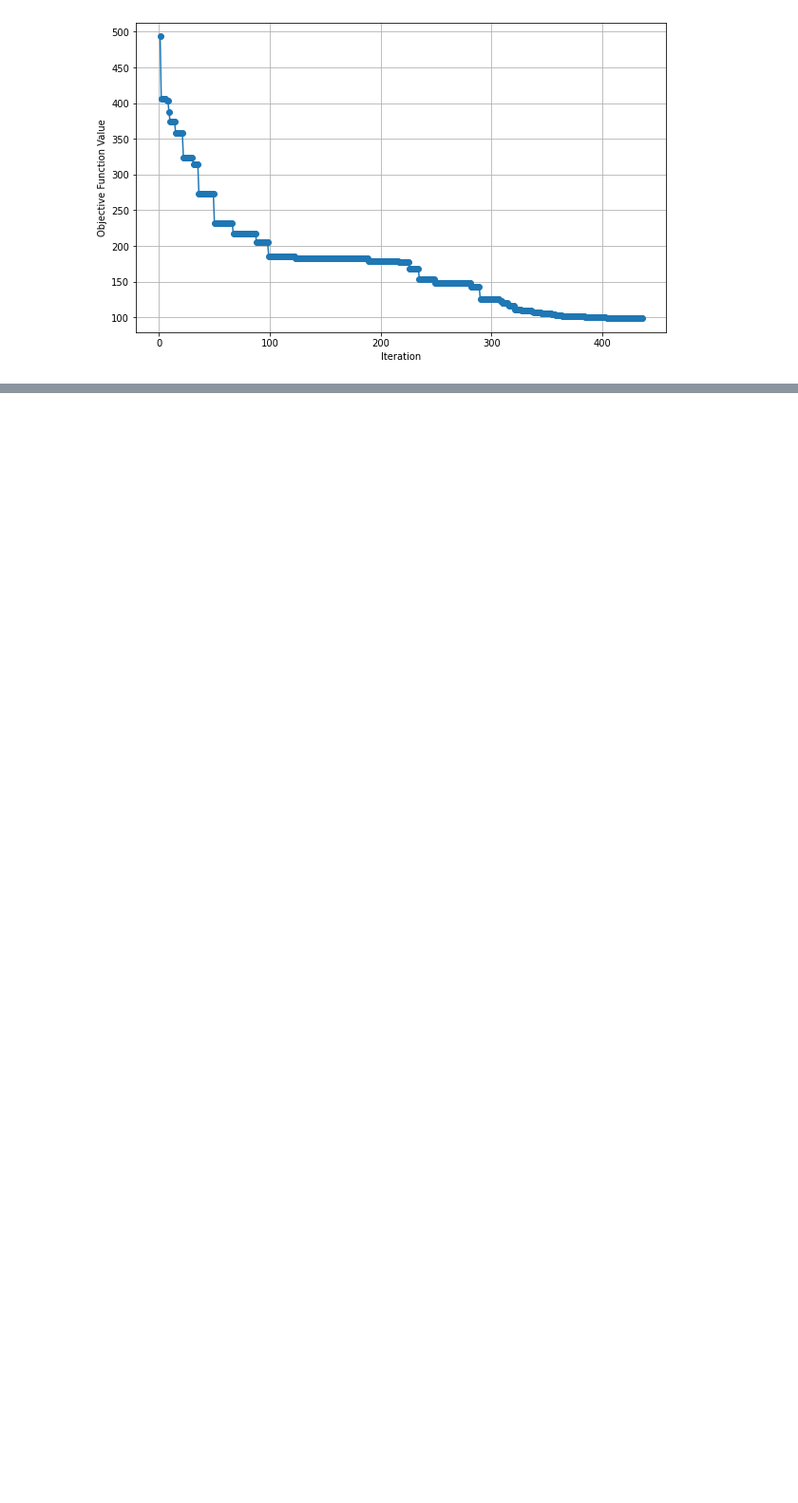
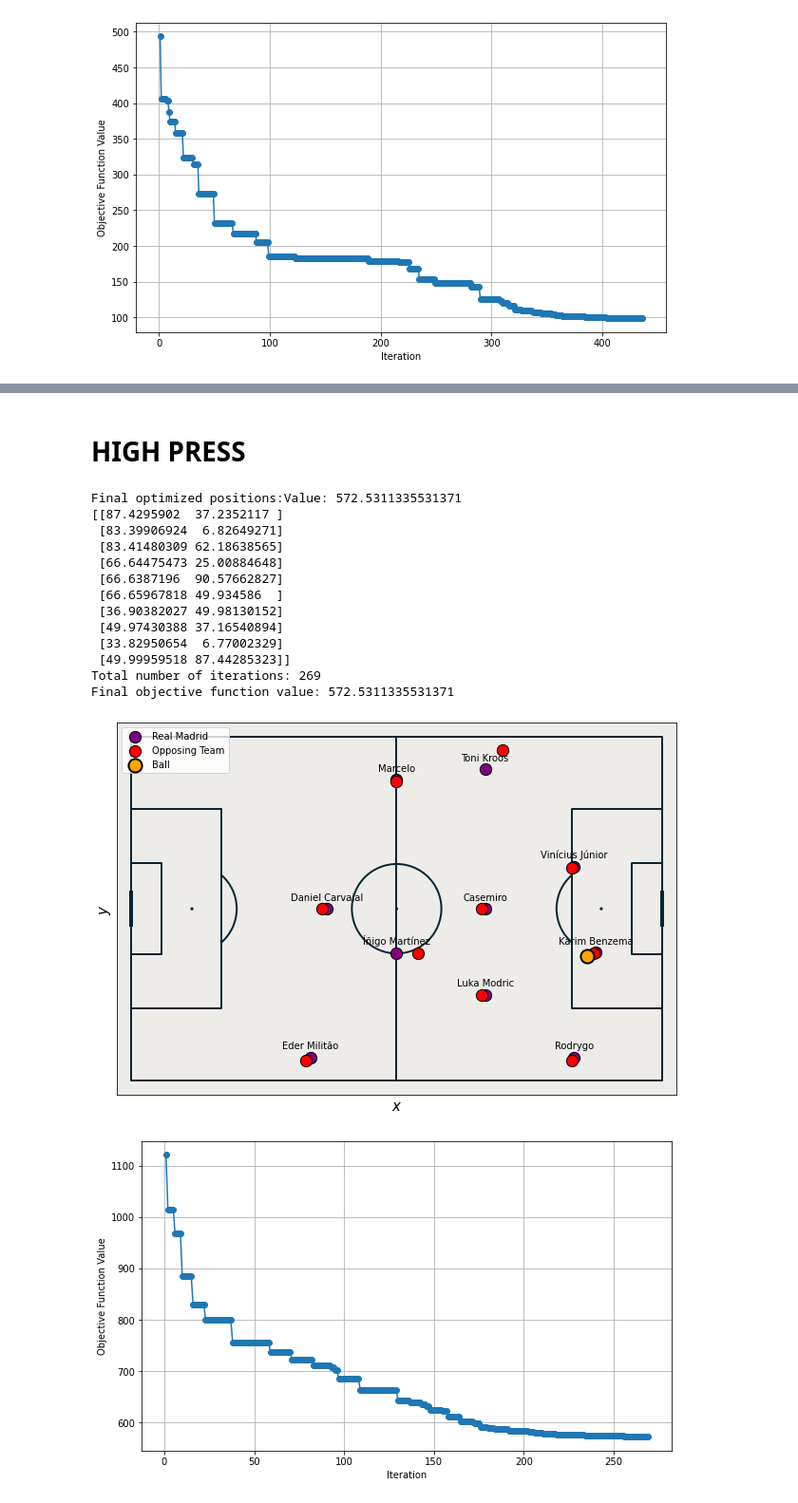
Before and after one commit to zainj04/AA222-Final-Project, a Jupyter notebook: Final Project Code.ipynb, the cells around one changed output, grey strips where cells are left out. Shown: that part at 95% size. Saved outputs shown, nothing was run; the diff lists cells and outputs as text; code cells hidden in the pictures; blank space fills up the shorter version.

```diff
--- a/Final Project Code.ipynb
+++ b/Final Project Code.ipynb
@@ -543,15 +733,17 @@ ax.scatter(ball_position_scaled[0], ball_position_scaled[1], color='orange', s=2
+# %% [markdown]
+# HIGH PRESS
 # %%
 # Define the opposing team positions
 opposing_positions = np.array([
-    [115, 60], [100, 40],  # Center-backs
-    [110, 75], [100, 20],  # Full-backs
-    [77, 45], [95, 60], [80, 65],  # Midfielders
-    [65, 77], [60, 20],  # Wingers
-    [55, 60]  # Striker
+    [100, 50], [105, 30],  # Center-backs
+    [100, 5], [85, 77],  # Full-backs
+    [80, 20], [80, 40], [65, 30],  # Midfielders
+    [60, 70], [40, 5],  # Wingers
+    [44, 40]  # Striker
 ])
 
 # Define the ball position
-ball_position = np.array([93, 73])
+ball_position = np.array([103, 29])
 
 iteration_count = 0
 objective_values = []
@@ -609,7 +801,7 @@ def objective(x, probability_matrix, opposing_positions, ball_position, Real_Mad
     # Apply ball attraction penalty (gravity effect)
     for i in range(n_players):
         distance_to_ball = np.linalg.norm(positions[i] - ball_position)
-        ball_attraction += 1 / (distance_to_ball + 1)  # +1 to avoid division by zero
+        ball_attraction += distance_to_ball**1.1  # +1 to avoid division by zero
 
     # Ensure unique guarding assignments using the Hungarian algorithm
     cost_matrix = np.zeros((n_players, len(opposing_positions)))
@@ -620,7 +812,7 @@ def objective(x, probability_matrix, opposing_positions, ball_position, Real_Mad
     assignment_penalty = cost_matrix[row_ind, col_ind].sum()
 
     # Combine all components to form the objective function
-    return total_penalty + clustering_penalty + guarding_penalty - ball_attraction + assignment_penalty
+    return total_penalty + clustering_penalty + guarding_penalty + ball_attraction + assignment_penalty
 
 # Function to optimize player positions
 def optimize_positions(probability_matrix, initial_positions, opposing_positions, ball_position, Real_Madrid):
@@ -654,37 +846,55 @@ fig, ax = pitch.draw(figsize=(10, 6))
 
 # Plot each player's optimized position
 for i, player in enumerate(Real_Madrid.keys()):
-    ax.scatter(optimized_positions_scaled[i][0], optimized_positions_scaled[i][1], color='purple', s=150, label='Real Madrid' if i == 0 else '')
+    ax.scatter(optimized_positions_scaled[i][0], optimized_positions_scaled[i][1], color='purple', s=150, edgecolors='black',
+               label='Real Madrid' if i == 0 else '')
     ax.text(optimized_positions_scaled[i][0], optimized_positions_scaled[i][1] + 2, player, fontsize=10, ha='center', va='bottom')
 
 # Plot opposing players' positions
 opposing_positions_scaled = np.zeros_like(opposing_positions)
 opposing_positions_scaled[:, 0] = opposing_positions[:, 0] * (100 / 120)
 opposing_positions_scaled[:, 1] = opposing_positions[:, 1] * (100 / 80)
 for i in range(len(opposing_positions)):
-    ax.scatter(opposing_positions_scaled[i][0], opposing_positions_scaled[i][1], color='red', s=150, label='Opposing Team' if i == 0 else '')
+    ax.scatter(opposing_positions_scaled[i][0], opposing_positions_scaled[i][1], color='red', s=150, edgecolors='black',
+               label='Opposing Team' if i == 0 else '')
 
 # Plot ball position
 ball_position_scaled = ball_position * [100 / 120, 100 / 80]
-ax.scatter(ball_position_scaled[0], ball_position_scaled[1], color='black', s=100, label='Ball')
+ax.scatter(ball_position_scaled[0], ball_position_scaled[1], color='orange', s=200, label='Ball', edgecolors='black', linewidths=2)
 
 # Add a legend
 ax.legend(loc='upper left')
 
 ax.set_xlabel('$x$', fontsize=15)
 ax.set_ylabel('$y$', fontsize=15)
 
 # Save the figure
-plt.savefig("optimized_positions.png", dpi=300, bbox_inches='tight')
+plt.savefig("optimized_positions_midfield.png", dpi=300, bbox_inches='tight')
 
 # Display the plot
 plt.show()
 
 # Plot the objective function value vs. iteration count
 plt.figure(figsize=(10, 6))
 plt.plot(range(1, iteration_count + 1), objective_values, marker='o')
 plt.xlabel('Iteration')
 plt.ylabel('Objective Function Value')
 plt.grid(True)
-plt.savefig("objective_function_vs_iteration.png", dpi=300, bbox_inches='tight')
+plt.savefig("objective_function_vs_iteration_midfield.png", dpi=300, bbox_inches='tight')
 plt.show()
+# %% [output]
+Final optimized positions:Value: 572.5311335531371
+[[87.4295902  37.2352117 ]
+ [83.39906924  6.82649271]
+ [83.41480309 62.18638565]
+ [66.64475473 25.00884648]
+ [66.6387196  90.57662827]
+ [66.65967818 49.934586  ]
+ [36.90382027 49.98130152]
+ [49.97430388 37.16540894]
+ [33.82950654  6.77002329]
+ [49.99959518 87.44285323]]
+Total number of iterations: 269
+Final objective function value: 572.5311335531371
+[figure, added]
+[figure, added]
```
Also changed, not shown: parts of 7 cells of this notebook.
